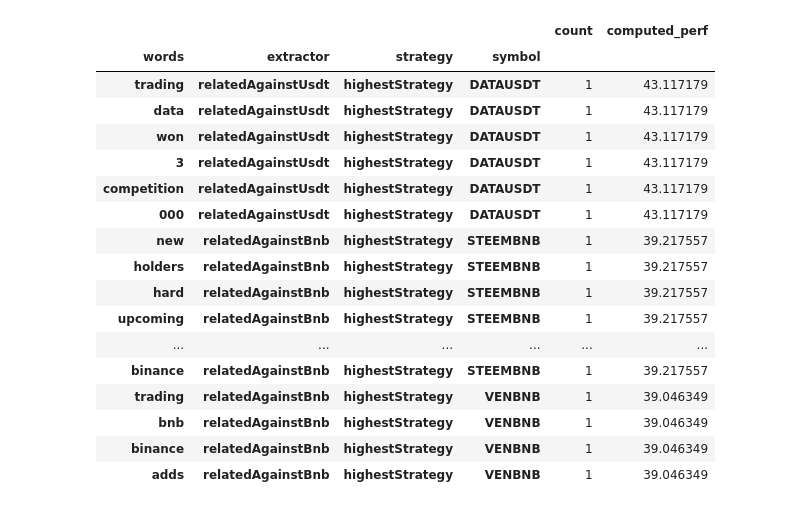
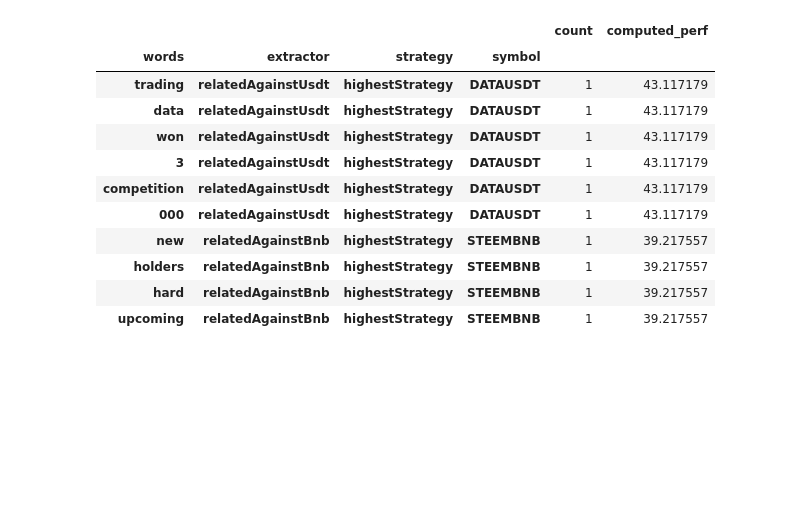
Before and after one commit to Edweis/kapochamo-invest, a Jupyter notebook: src/charts/word_finder.ipynb, the cells around one changed output. Cells and saved outputs as stored; diff of their text form; code cells hidden in the pictures; blank space fills up the shorter version.

```diff
--- a/src/charts/word_finder.ipynb
+++ b/src/charts/word_finder.ipynb
@@ -64,25 +73,19 @@ words_exploded_df = word_df \
         computed_perf=('performance', 'mean')
     ).sort_values(['computed_perf'], ascending=False)
 # %%
-words_exploded_df.head(20)
+words_exploded_df.head(10)
 # %% [output]
 |  |  |  |  | count | computed_perf |
 | words | extractor | strategy | symbol |  |  |
 | trading | relatedAgainstUsdt | highestStrategy | DATAUSDT | 1 | 43.117179 |
 | data | relatedAgainstUsdt | highestStrategy | DATAUSDT | 1 | 43.117179 |
 | won | relatedAgainstUsdt | highestStrategy | DATAUSDT | 1 | 43.117179 |
 | 3 | relatedAgainstUsdt | highestStrategy | DATAUSDT | 1 | 43.117179 |
 | competition | relatedAgainstUsdt | highestStrategy | DATAUSDT | 1 | 43.117179 |
 | 000 | relatedAgainstUsdt | highestStrategy | DATAUSDT | 1 | 43.117179 |
 | new | relatedAgainstBnb | highestStrategy | STEEMBNB | 1 | 39.217557 |
 | holders | relatedAgainstBnb | highestStrategy | STEEMBNB | 1 | 39.217557 |
 | hard | relatedAgainstBnb | highestStrategy | STEEMBNB | 1 | 39.217557 |
 | upcoming | relatedAgainstBnb | highestStrategy | STEEMBNB | 1 | 39.217557 |
-| ... | ... | ... | ... | ... | ... |
-| binance | relatedAgainstBnb | highestStrategy | STEEMBNB | 1 | 39.217557 |
-| trading | relatedAgainstBnb | highestStrategy | VENBNB | 1 | 39.046349 |
-| bnb | relatedAgainstBnb | highestStrategy | VENBNB | 1 | 39.046349 |
-| binance | relatedAgainstBnb | highestStrategy | VENBNB | 1 | 39.046349 |
-| adds | relatedAgainstBnb | highestStrategy | VENBNB | 1 | 39.046349 |
 # %%
 array = words_exploded_df.reset_index()
```
Also changed, not shown: parts of 3 cells of this notebook, 8 other files.
